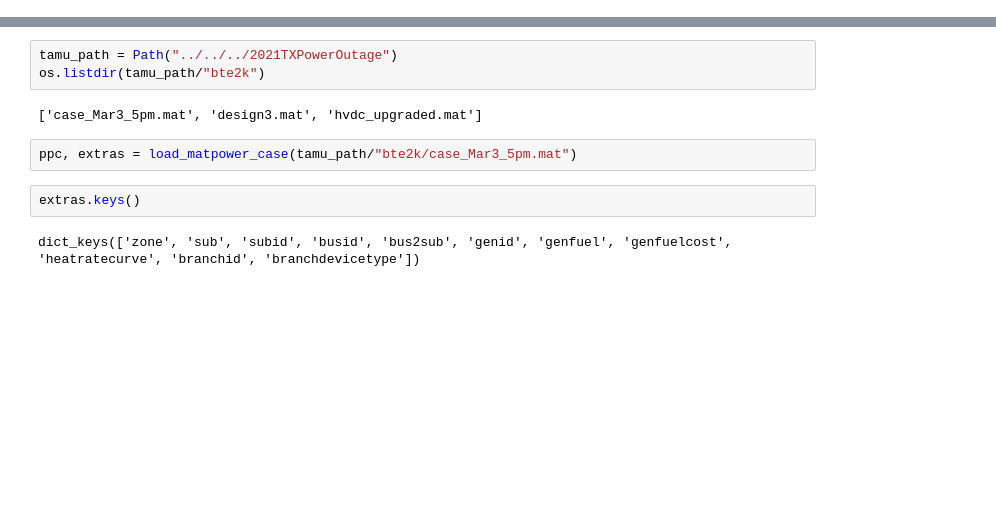
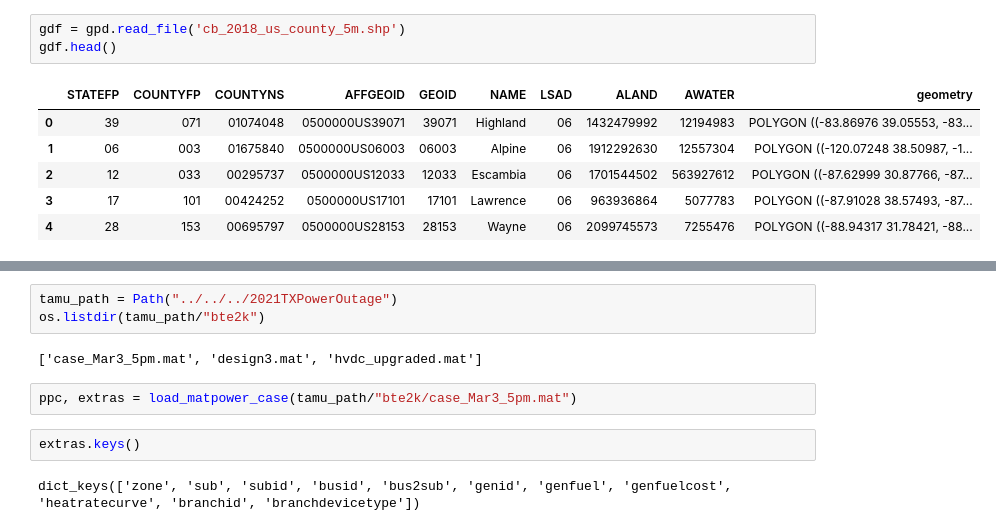
Before and after one commit to samgdotson/energy-lab, a Jupyter notebook: 2021-TX-Power-Outage/notebooks/test_loadcase.ipynb, the cells around one changed output, grey strips where cells are left out. Drawn from its saved outputs; the diff is of its cells as text; blank space fills up the shorter version.

```diff
--- a/2021-TX-Power-Outage/notebooks/test_loadcase.ipynb
+++ b/2021-TX-Power-Outage/notebooks/test_loadcase.ipynb
@@ -18,0 +35,10 @@ import cartopy.crs as ccrs
+# %%
+gdf = gpd.read_file('cb_2018_us_county_5m.shp')
+gdf.head()
+# %% [output]
+|  | STATEFP | COUNTYFP | COUNTYNS | AFFGEOID | GEOID | NAME | LSAD | ALAND | AWATER | geometry |
+| 0 | 39 | 071 | 01074048 | 0500000US39071 | 39071 | Highland | 06 | 1432479992 | 12194983 | POLYGON ((-83.86976 39.05553, -83... |
+| 1 | 06 | 003 | 01675840 | 0500000US06003 | 06003 | Alpine | 06 | 1912292630 | 12557304 | POLYGON ((-120.07248 38.50987, -1... |
+| 2 | 12 | 033 | 00295737 | 0500000US12033 | 12033 | Escambia | 06 | 1701544502 | 563927612 | POLYGON ((-87.62999 30.87766, -87... |
+| 3 | 17 | 101 | 00424252 | 0500000US17101 | 17101 | Lawrence | 06 | 963936864 | 5077783 | POLYGON ((-87.91028 38.57493, -87... |
+| 4 | 28 | 153 | 00695797 | 0500000US28153 | 28153 | Wayne | 06 | 2099745573 | 7255476 | POLYGON ((-88.94317 31.78421, -88... |
```
Also changed, not shown: parts of 31 cells of this notebook, 4 other files.
